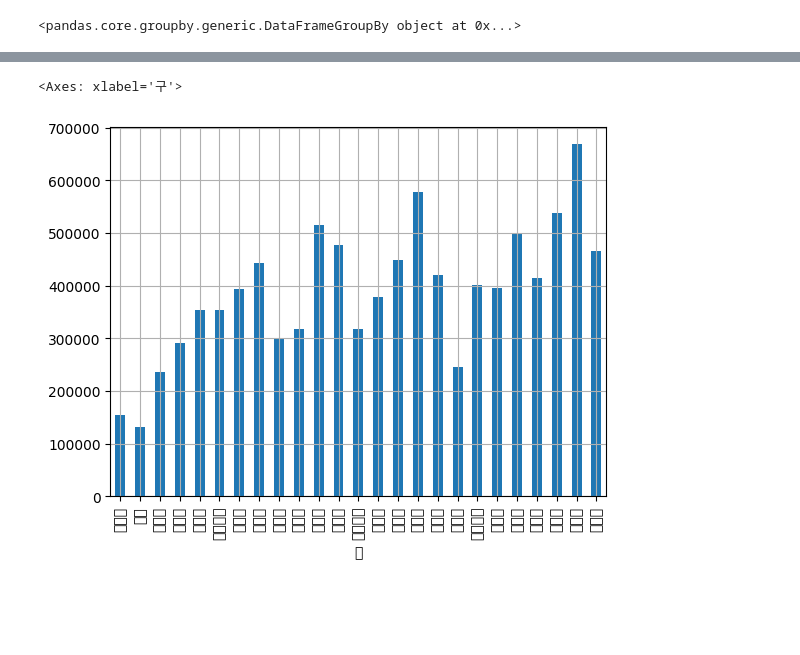
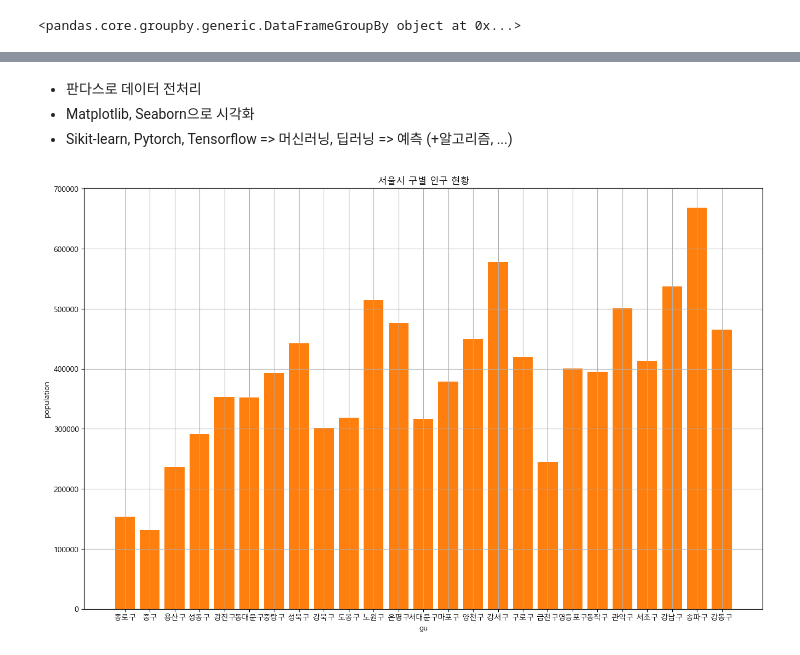
Before and after one commit to favorsyoon/python_advance, a Jupyter notebook: 04-26/seoul_population.ipynb, the cells around one changed output, grey strips where cells are left out. Drawn from its saved outputs; the diff is of its cells as text; code cells hidden in the pictures; blank space fills up the shorter version.

```diff
--- a/04-26/seoul_population.ipynb
+++ b/04-26/seoul_population.ipynb
@@ -465,5 +437,23 @@ findfont: Font family 'AppleGothic' not found.
-# %%
-visual_df['인구수'].plot(kind='bar', grid=True)
-# %% [output]
-<Axes: xlabel='구'>
-[figure, removed]
+# %% [markdown]
+- 판다스로 데이터 전처리
+- Matplotlib, Seaborn으로 시각화
+- Sikit-learn, Pytorch, Tensorflow => 머신러닝, 딥러닝 => 예측 (+알고리즘, ...)
+# %%
+
+x = visual_df.index
+y = visual_df['인구수']
+
+plt.figure(figsize=(16,10))
+plt.title("서울시 구별 인구 현황")
+
+plt.xlabel("gu")
+plt.ylabel("population")
+plt.bar(x,y)
+
+plt.grid()
+plt.bar(x,y)
+
+# plt.show() show를 하면 savefig가 잘 안먹는 현상이 있다.
+plt.savefig("서울시인구현황.png")
+# %% [output]
+[figure, added]
```
Also changed, not shown: parts of 3 cells of this notebook, 3 other files.
